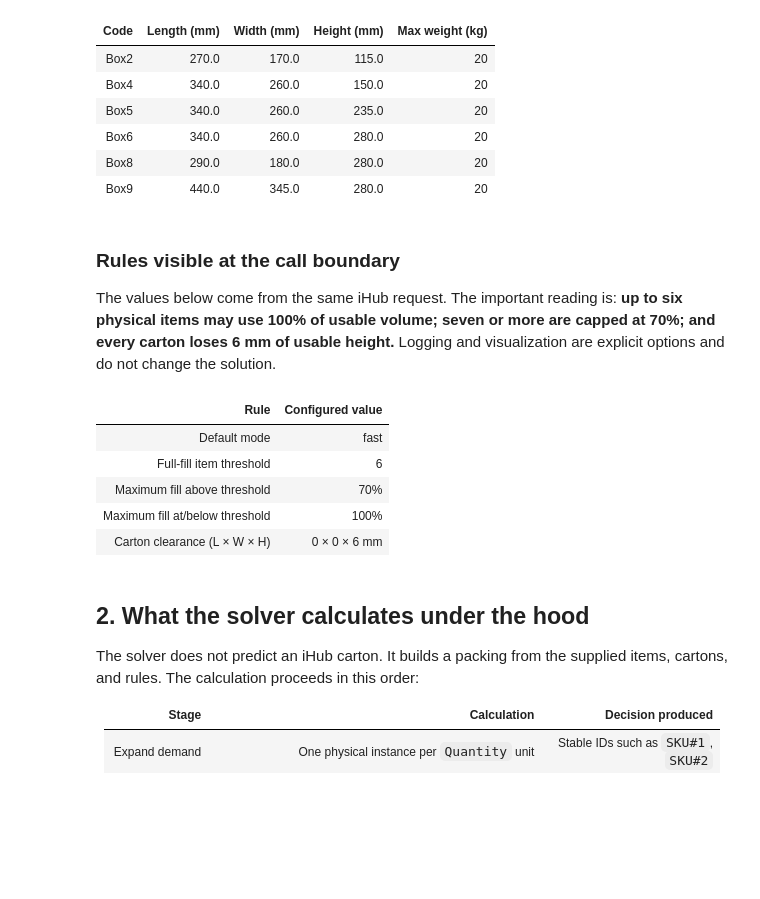
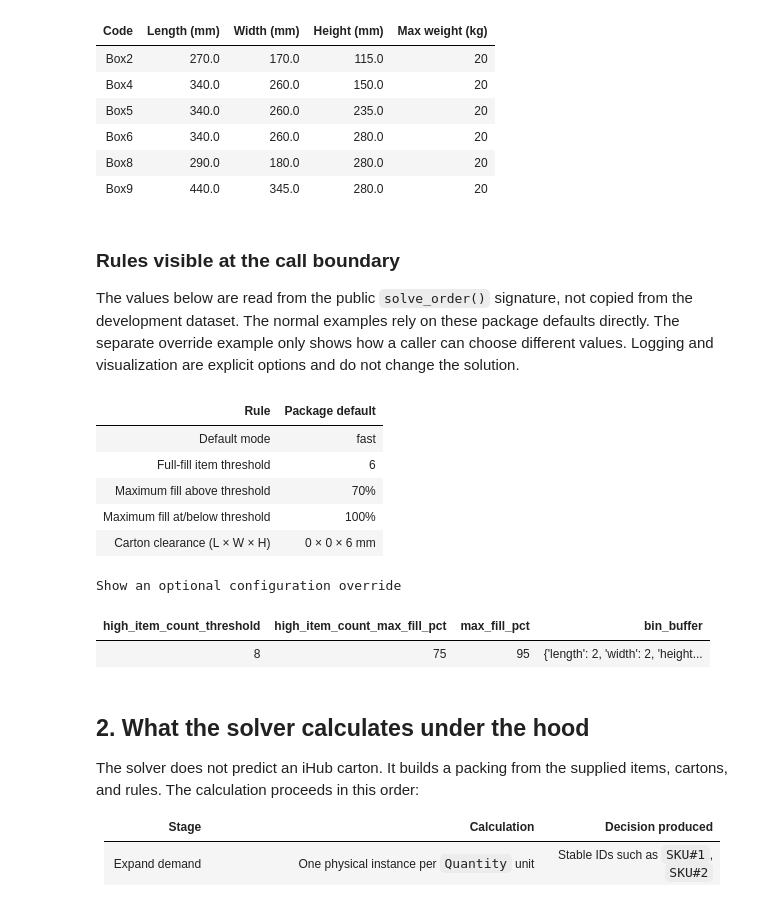
Before and after one commit to Voycepeh/ihubsolutions-capstone-project, a Jupyter notebook: notebooks/Solver Demo.ipynb, the cells around one changed output. Drawn from its saved outputs; the diff is of its cells as text; code cells hidden in the pictures; blank space fills up the shorter version.

Commit message:
refactor: centralize solver demo rules

```diff
--- a/notebooks/Solver Demo.ipynb
+++ b/notebooks/Solver Demo.ipynb
@@ -76,32 +87,35 @@ Show the six candidate cartons
 # %% [markdown]
 ### Rules visible at the call boundary
 
-The values below come from the same iHub request. The important reading is: **up to six physical items may use 100% of usable volume; seven or more are capped at 70%; and every carton loses 6 mm of usable height.** Logging and visualization are explicit options and do not change the solution.
+The values below are read from the public `solve_order()` signature, not copied from the development dataset. The normal examples rely on these package defaults directly. The separate override example only shows how a caller can choose different values. Logging and visualization are explicit options and do not change the solution.
 # %%
-source_parameters = catalogue_source['Bins']['Parameters']
-source_buffer = source_parameters['BinBuffer']
-high_item_count_threshold = source_parameters['BinMaxFillCheckMinItemQty']
-high_item_count_max_fill_pct = source_parameters['BinMaxFillPct']
-max_fill_pct = 100
-bin_buffer = {
-    'length': source_buffer['Length'],
-    'width': source_buffer['Width'],
-    'height': source_buffer['Height'],
+solver_parameters = inspect.signature(solve_order).parameters
+default_buffer = solver_parameters['bin_buffer'].default
+display_table([
+    {'Rule': 'Default mode', 'Package default': solver_parameters['mode'].default},
+    {'Rule': 'Full-fill item threshold', 'Package default': solver_parameters['high_item_count_threshold'].default},
+    {'Rule': 'Maximum fill above threshold', 'Package default': f"{solver_parameters['high_item_count_max_fill_pct'].default}%"},
+    {'Rule': 'Maximum fill at/below threshold', 'Package default': f"{solver_parameters['max_fill_pct'].default}%"},
+    {'Rule': 'Carton clearance (L × W × H)', 'Package default': f'{default_buffer.length:g} × {default_buffer.width:g} × {default_buffer.height:g} mm'},
+])
+
+optional_overrides = {
+    'high_item_count_threshold': 8,
+    'high_item_count_max_fill_pct': 75,
+    'max_fill_pct': 95,
+    'bin_buffer': {'length': 2, 'width': 2, 'height': 8},
 }
-display_table([
-    {'Rule': 'Default mode', 'Configured value': 'fast'},
-    {'Rule': 'Full-fill item threshold', 'Configured value': high_item_count_threshold},
-    {'Rule': 'Maximum fill above threshold', 'Configured value': f'{high_item_count_max_fill_pct}%'},
-    {'Rule': 'Maximum fill at/below threshold', 'Configured value': f'{max_fill_pct}%'},
-    {'Rule': 'Carton clearance (L × W × H)', 'Configured value': f"{bin_buffer['length']} × {bin_buffer['width']} × {bin_buffer['height']} mm"},
-])
+show_details('Show an optional configuration override', make_table([optional_overrides]))
 # %% [output]
-| Rule | Configured value |
+| Rule | Package default |
 | Default mode | fast |
 | Full-fill item threshold | 6 |
 | Maximum fill above threshold | 70% |
 | Maximum fill at/below threshold | 100% |
 | Carton clearance (L × W × H) | 0 × 0 × 6 mm |
+Show an optional configuration override
+| high_item_count_threshold | high_item_count_max_fill_pct | max_fill_pct | bin_buffer |
+| 8 | 75 | 95 | {'length': 2, 'width': 2, 'height... |
 # %% [markdown]
 ## 2. What the solver calculates under the hood
 
```
Also changed, not shown: parts of 13 cells of this notebook, 11 other files.
